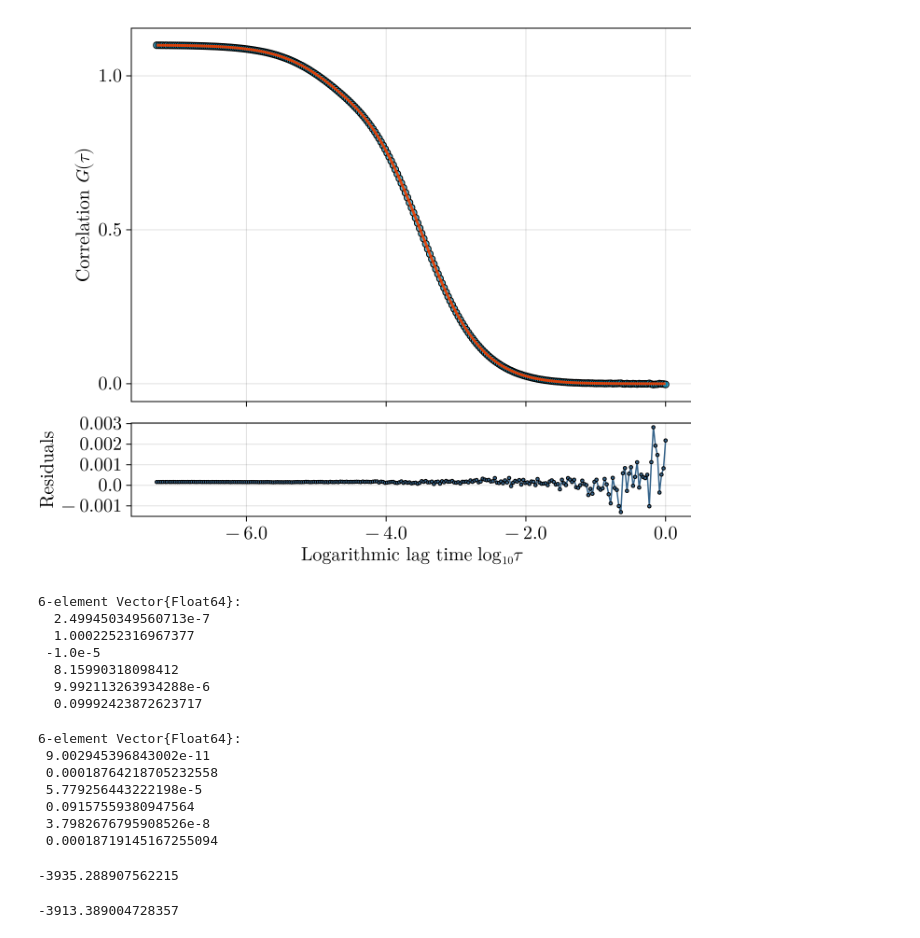
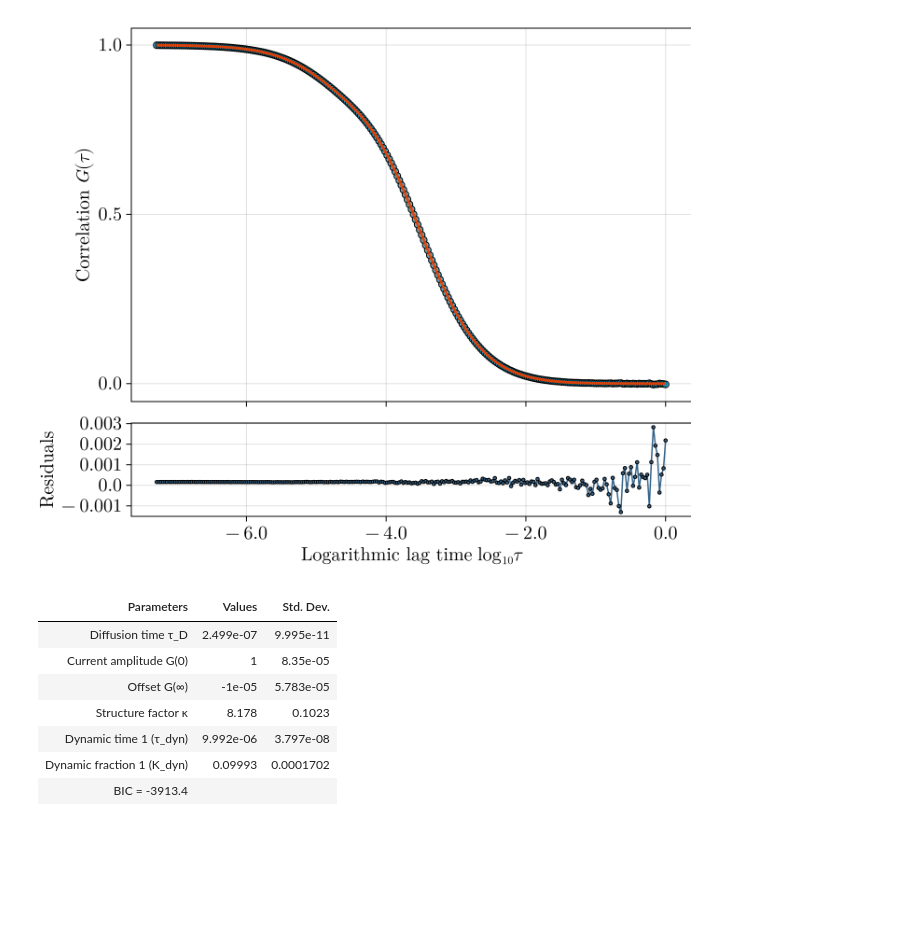
Before and after one commit to LabGradinaru/FluorescenceCorrelationFitting.jl, a Jupyter notebook: examples/fitting.ipynb, the cells around one changed output. Cells and saved outputs as stored; diff of their text form; code cells hidden in the pictures; blank space fills up the shorter version.

Commit message:
Reorganized fitting display to a new file and use PrettyTables to summarize fit results
Closes #9

```diff
--- a/examples/fitting.ipynb
+++ b/examples/fitting.ipynb
@@ -18,35 +18,19 @@ stddev2 = data[start_idx:end_idx,7]
 stddev3 = data[start_idx:end_idx,8]
 stddev4 = data[start_idx:end_idx,9];
 # %%
-fig, fit, scale = fcs_plot(fcs_3d, times, corr3, [2e-7, 1.0, 0.0, 5, 1e-7, 0.1], wt=1 ./ stddev3.^2, lower = [1e-8, 0.9, -1e-5, 1, 1e-8, 0.0], upper = [1e-6, 1.1, 1e-5, 20, 1e-4, 0.5], diffusivity=5e-11)
+model = fcs_3d
+fig, fit, scale = fcs_plot(model, times, corr3, [2e-7, 1.0, 0.0, 5, 1e-7, 0.1], wt=1 ./ stddev3.^2, lower = [1e-8, 0.9, -1e-5, 1, 1e-8, 0.0], upper = [1e-6, 1.1, 1e-5, 20, 1e-4, 0.5], diffusivity=5e-11)
 fig
 # %% [output]
-[figure, old version]
+[figure, new version]
 # %%
-FCSFitting.parameters(fit, scale)
+fcs_table(model, fit, scale)
 # %% [output]
-6-element Vector{Float64}:
-  2.499450349560713e-7
-  1.0002252316967377
- -1.0e-5
-  8.15990318098412
-  9.992113263934288e-6
-  0.09992423872623717
+| Parameters | Values | Std. Dev. |
+| Diffusion time τ_D | 2.499e-07 | 9.995e-11 |
+| Current amplitude G(0) | 1 | 8.35e-05 |
+| Offset G(∞) | -1e-05 | 5.783e-05 |
+| Structure factor κ | 8.178 | 0.1023 |
+| Dynamic time 1 (τ_dyn) | 9.992e-06 | 3.797e-08 |
+| Dynamic fraction 1 (K_dyn) | 0.09993 | 0.0001702 |
+| BIC = -3913.4 |  |  |
-# %%
-FCSFitting.errors(fit, scale)
-# %% [output]
-6-element Vector{Float64}:
- 9.002945396843002e-11
- 0.00018764218705232558
- 5.779256443222198e-5
- 0.09157559380947564
- 3.7982676795908526e-8
- 0.00018719145167255094
-# %%
-FCSFitting.aic(fit)
-# %% [output]
--3935.288907562215
-# %%
-FCSFitting.bic(fit)
-# %% [output]
--3913.389004728357
```
Also changed, not shown: parts of 1 cell of this notebook, 8 other files.
